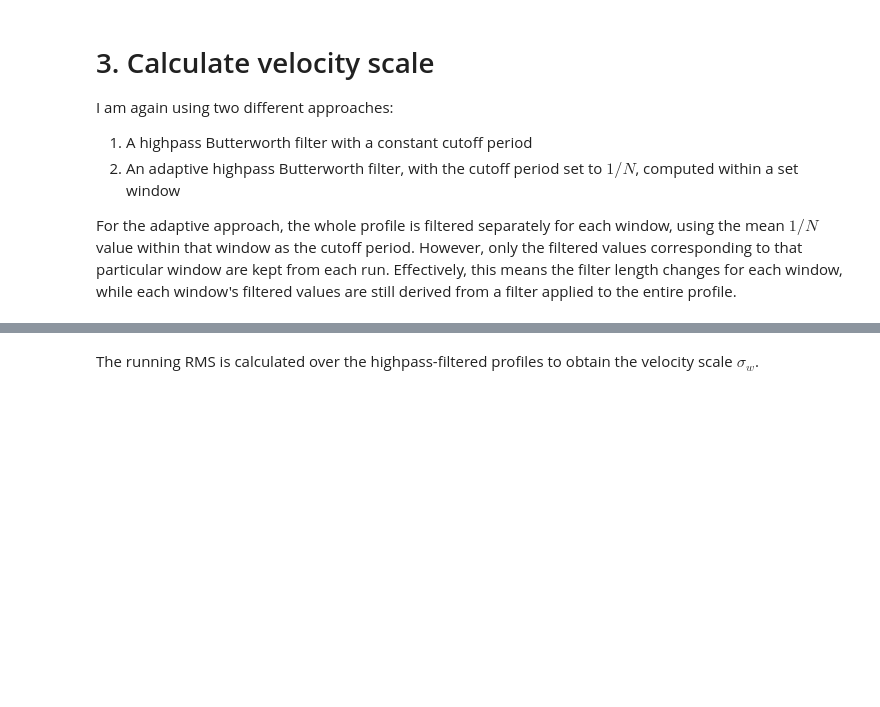
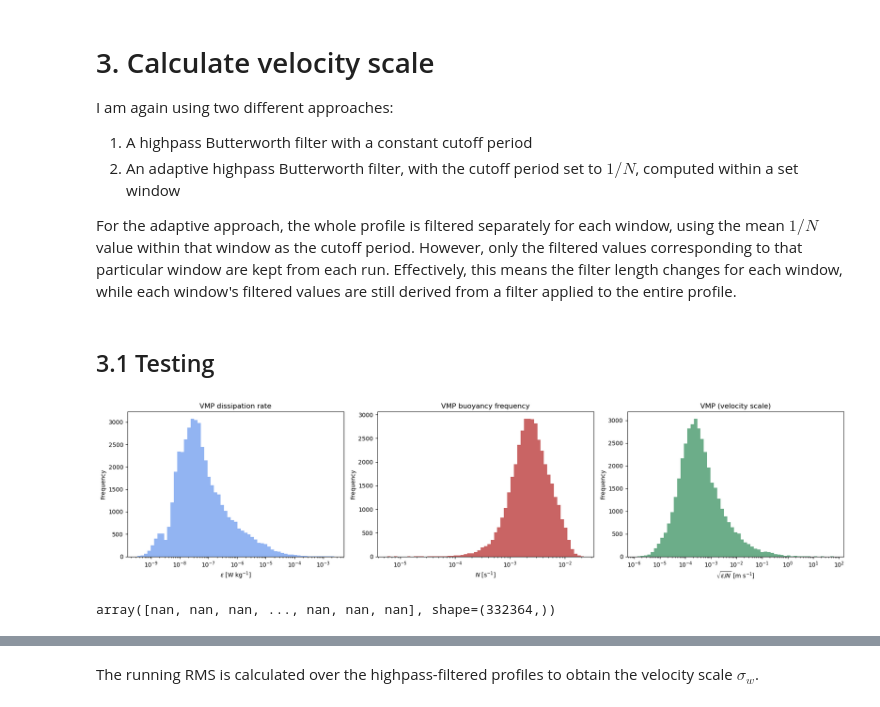
Before and after one commit to tillmrtz/dissipationIFR, a Jupyter notebook: notebooks/apply_LEM.ipynb, the cells around one changed output, grey strips where cells are left out. Drawn from its saved outputs; the diff is of its cells as text; code cells hidden in the pictures; blank space fills up the shorter version.

```diff
--- a/notebooks/apply_LEM.ipynb
+++ b/notebooks/apply_LEM.ipynb
@@ -300,3 +300,5 @@ I am again using two different approaches:
 2. An adaptive highpass Butterworth filter, with the cutoff period set to $1/N$, computed within a set window
 
 For the adaptive approach, the whole profile is filtered separately for each window, using the mean $1/N$ value within that window as the cutoff period. However, only the filtered values corresponding to that particular window are kept from each run. Effectively, this means the filter length changes for each window, while each window's filtered values are still derived from a filter applied to the entire profile.
+# %% [markdown]
+## 3.1 Testing
@@ -302,0 +332,47 @@ For the adaptive approach, the whole profile is filtered separately for each win
+# %%
+path = "/Users/u302042/Desktop/Master_thesis/Data/VMP/"
+savefile = "All_VMP.nc"
+VMP_ds = xr.open_dataset(path + savefile)
+# %%
+n = 2
+N = tools.calc_n(VMP_ds['PRES'].values, density =  VMP_ds['SIGTHETA'].values, lat = VMP_ds['LATITUDE'].values, n=n)
+
+VMP_ds["N"] = (("N_MEASUREMENTS"), N)
+# %%
+eps = 1.96/0.06 * VMP_ds["EPSILON"].values.ravel()
+n = VMP_ds["N"].values.ravel()
+eps_over_n = (eps / (0.06 * n))
+
+eps = eps[np.isfinite(eps)]
+n = n[np.isfinite(n)]
+eps_over_n = eps_over_n[np.isfinite(eps_over_n)]
+
+# Use logarithmic bins for epsilon and linear bins for buoyancy frequency
+eps_bins = np.logspace(np.log10(np.min(eps)), np.log10(np.max(eps)), 60)
+n_bins = np.logspace(np.log10(np.min(n)), np.log10(np.max(n)), 60)
+eps_over_n_bins = np.logspace(np.log10(np.min(eps_over_n)), np.log10(np.max(eps_over_n)), 60)
+
+fig, axes = plt.subplots(1, 3, figsize=(18, 4.5))
+
+axes[0].hist(eps, bins=eps_bins, alpha=0.7, color="cornflowerblue")
+axes[0].set_xscale("log")
+axes[0].set_xlabel(r"$\epsilon$ [W kg$^{-1}$]")
+axes[0].set_ylabel("Frequency")
+axes[0].set_title("VMP dissipation rate")
+
+axes[1].hist(n, bins=n_bins, alpha=0.7, color="firebrick")
+axes[1].set_xscale("log")
+axes[1].set_xlabel(r"$N$ [s$^{-1}$]")
+axes[1].set_ylabel("Frequency")
+axes[1].set_title("VMP buoyancy frequency")
+
+axes[2].hist(eps_over_n, bins=eps_over_n_bins, alpha=0.7, color="seagreen")
+axes[2].set_xscale("log")
+axes[2].set_xlabel(r"$\sqrt{\epsilon / N}$ [m s$^{-1}$]")
+axes[2].set_ylabel("Frequency")
+axes[2].set_title("VMP (velocity scale)")
+
+plt.tight_layout()
+plt.show()
+# %% [output]
+[figure, added]
@@ -302,0 +384,4 @@ For the adaptive approach, the whole profile is filtered separately for each win
+# %%
+velocity_rms_330
+# %% [output]
+array([nan, nan, nan, ..., nan, nan, nan], shape=(332364,))
```
Also changed, not shown: parts of 5 cells of this notebook, 1 other file.
